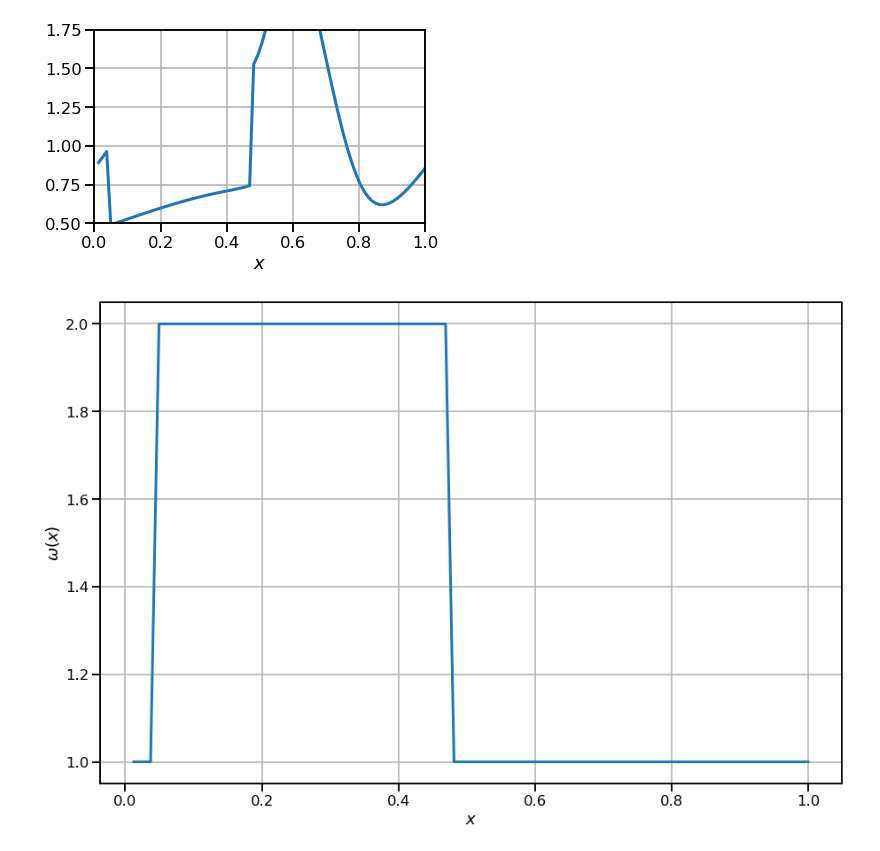
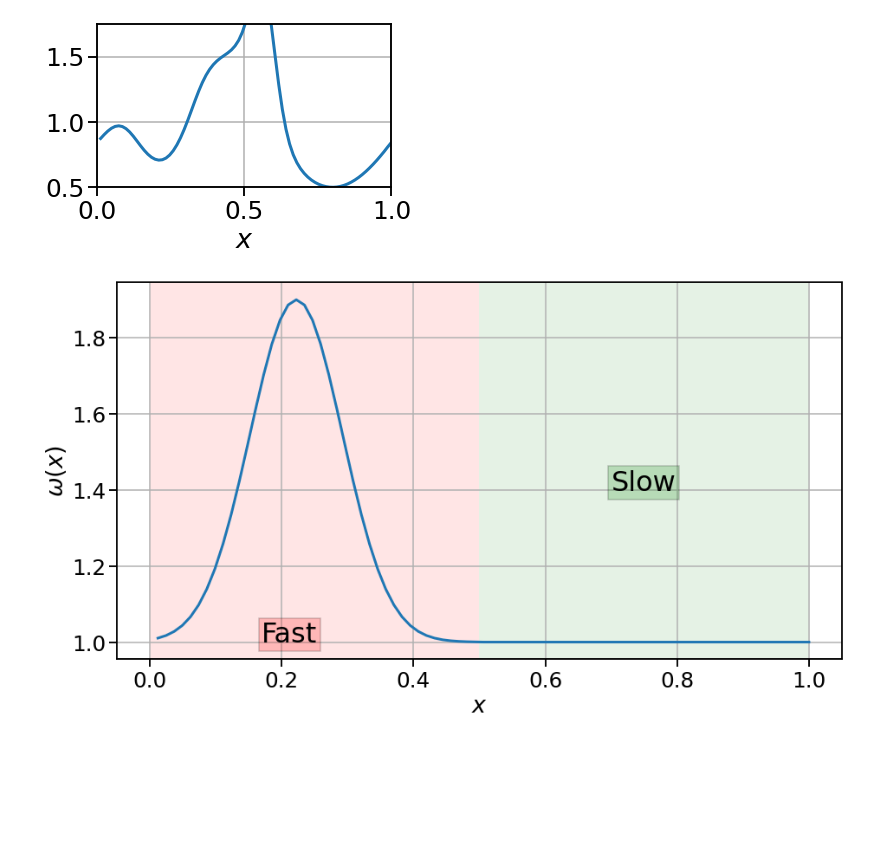
Before and after one commit to emconsta/desolve, a Jupyter notebook: notebooks/TestMRAdvection1D.ipynb, the cells around one changed output. Saved outputs shown, nothing was run; the diff lists cells and outputs as text; code cells hidden in the pictures; blank space fills up the shorter version.

```diff
--- a/notebooks/TestMRAdvection1D.ipynb
+++ b/notebooks/TestMRAdvection1D.ipynb
@@ -8,7 +8,7 @@ from problems_ODEs import ProblemsODE
 from problems_PDEs import ProblemsPDE
 
 import seaborn as sns
-sns.set_context("talk", font_scale=1.) # "talk"
+sns.set_context("talk", font_scale=1.5) # "talk"
 from matplotlib.animation import FuncAnimation
 
 ANIMATION=True
@@ -17,7 +17,7 @@ PLOT_FLUX=True
 DT_all=0.01#6
 Tend_all=0.3
 mx=81
-FLUX_TYPE=1
+FLUX_TYPE=2
 
 
 if(FLUX_TYPE==1):
@@ -42,7 +42,7 @@ solver.set_info(0)
 
 
 pde_problem_setup={'mx':mx,'n':1,'Flux':'linear-advection','Flux_cv':Flux_cv,'BC':'periodic',
-                   'x_min':0.,'x_max':1.,'Flux_name':'1stOrderUpwindFVTestStag'}
+                   'x_min':0.,'x_max':1.,'Flux_name':'FVStagVanLeer-k=1/3'}
 rhs_e, rhs_i, u_ini, problem_setup, problem= ProblemsPDE('Advection1D',pde_problem_setup)#('Navier-Stokes2D')
 
 if(FLUX_TYPE==2):
@@ -135,7 +135,7 @@ solver=DESolver()
 solver.set_info(0)
 
 pde_problem_setup={'mx':mx,'n':1,'Flux':'linear-advection','Flux_cv':Flux_cv,'BC':'periodic',
-                   'x_min':0.,'x_max':1.,'Flux_name':'1stOrderUpwindFV'}
+                   'x_min':0.,'x_max':1.,'Flux_name':'FVStagVanLeer-k=1/3'}
 rhs_e, rhs_i, u_ini, problem_setup, problem= ProblemsPDE('Advection1D',pde_problem_setup)#('Navier-Stokes2D')
 solver.setup(keep_history=True)
 solver.set_function_context(problem_setup['context'])
@@ -209,15 +209,20 @@ if(ANIMATION):
 
     anim.save('mrk_sr.gif', writer='imagemagick')
 # %% [output]
-[figure, old version]
+[figure, new version]
 # %%
 if(PLOT_FLUX):
-    fig = plt.figure(figsize=(15, 10))
+    fig = plt.figure(figsize=(15, 8))
     plt.plot(x_coord,np.squeeze(Flux_cv),lw=3)
     plt.xlabel(r'$x$')
     plt.ylabel(r'$\omega(x)$')
     plt.grid('both')
-
+    ax_list = fig.axes
+    ax_list[0].axvspan(0, 0.5, facecolor='red', alpha=0.1)
+    FS=32
+    plt.text(0.17, 1, 'Fast', fontsize=FS,bbox=dict(facecolor='red', alpha=0.2))
+    ax_list[0].axvspan(0.5, 1., facecolor='green', alpha=0.1)
+    plt.text(0.7, 1.4, 'Slow', fontsize=FS,bbox=dict(facecolor='green', alpha=0.2))
     plt.show()
 # %% [output]
-[figure, old version]
+[figure, new version]
```
Also changed, not shown: parts of 3 cells of this notebook, 1 other file.
